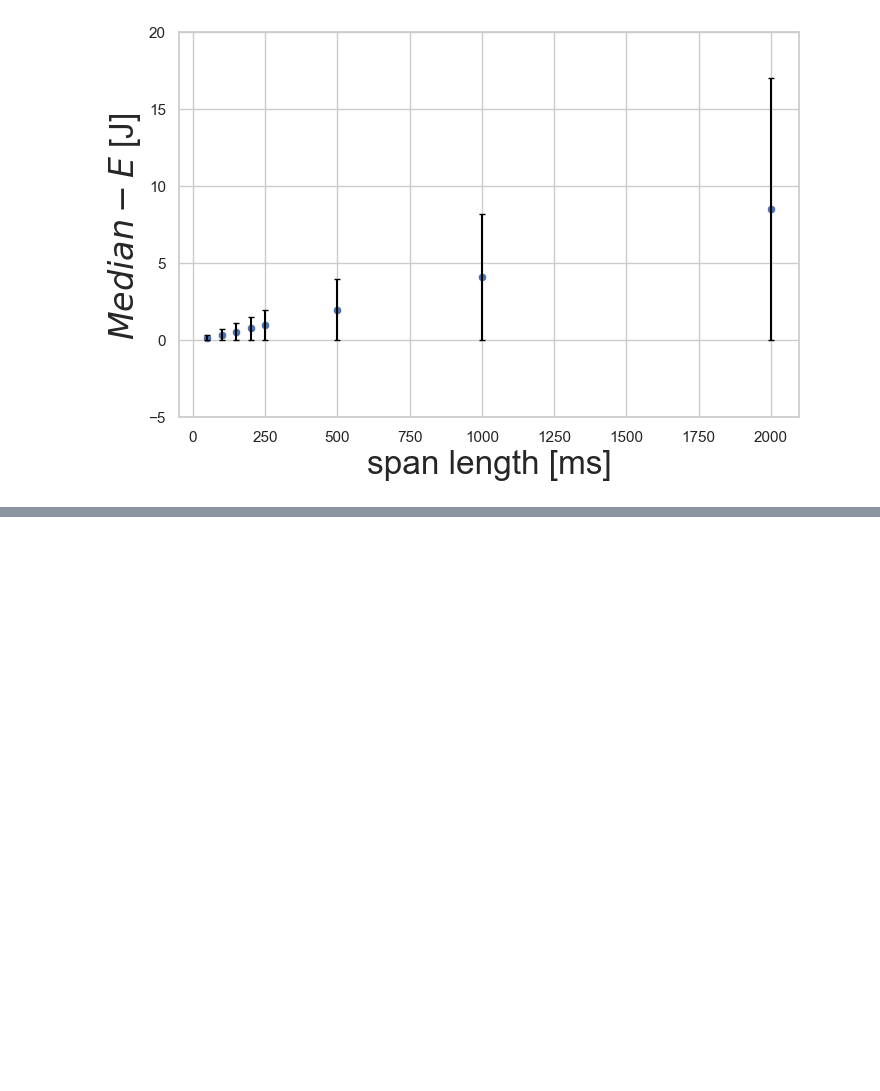
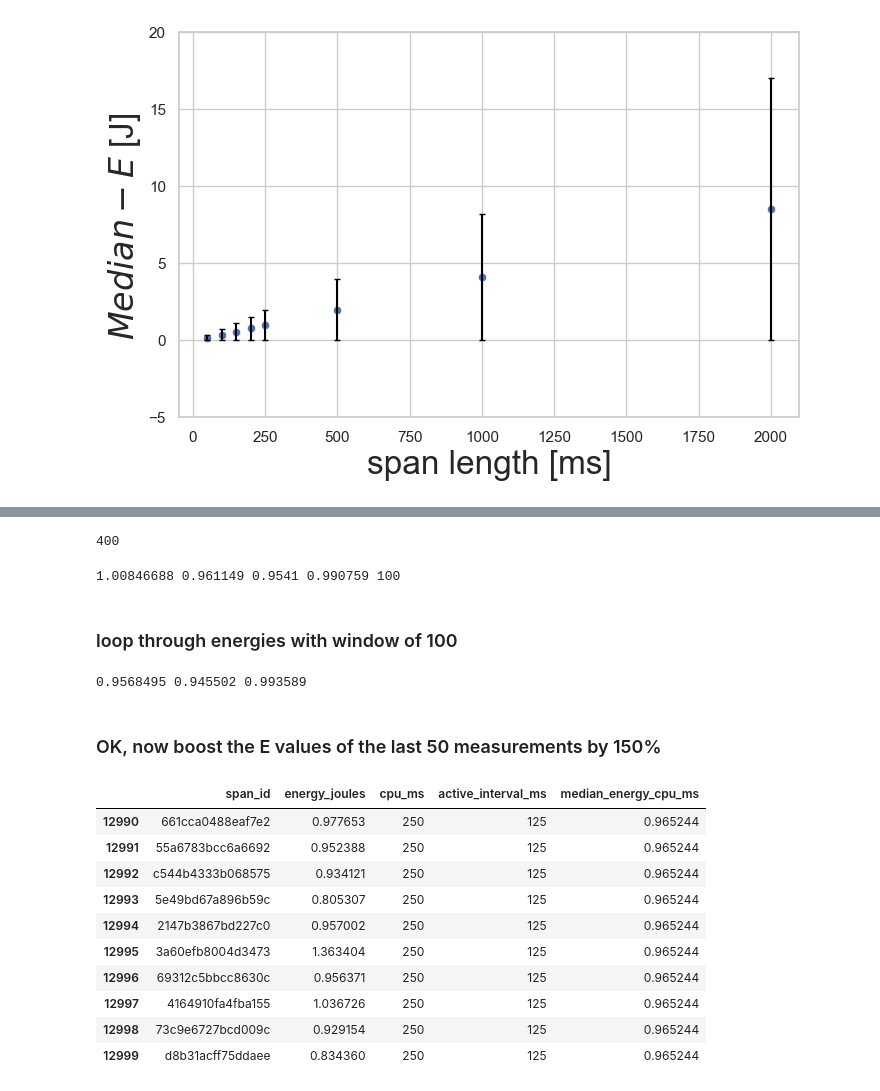
Before and after one commit to tedscott/SideProjects, a Jupyter notebook: E2EGHG/ReCalibrationTests.ipynb, the cells around one changed output, grey strips where cells are left out. Cells and saved outputs as stored; diff of their text form; code cells hidden in the pictures; blank space fills up the shorter version.

```diff
--- a/E2EGHG/ReCalibrationTests.ipynb
+++ b/E2EGHG/ReCalibrationTests.ipynb
@@ -219,0 +253,25 @@ df_median_dev_1000.head(10)
+# %%
+# window size parameter
+w = 100
+
+# number of spans in full dataset
+N = df_spans_250.shape[0]
+
+# Z score for 95% confidence
+z = 1.96
+
+N - w
+# %% [output]
+400
+# %%
+# gather first window stats and test function
+i = 0
+j = i + w
+
+test_spans = df_spans_250[i:j]
+cur_mean, cur_med, cur_low_ci, cur_up_ci = calc_median_and_ci(test_spans.energy_joules.values, z)
+print(cur_mean, cur_med, cur_low_ci, cur_up_ci, test_spans.shape[0])
+# %% [output]
+1.00846688 0.961149 0.9541 0.990759 100
+# %% [markdown]
+### loop through energies with window of 100
@@ -219,0 +293,24 @@ df_median_dev_1000.head(10)
+# %%
+print(cur_med, cur_low_ci, cur_up_ci)
+# %% [output]
+0.9568495 0.945502 0.993589
+# %% [markdown]
+### OK, now boost the E values of the last 50 measurements by 150%
+# %%
+# portion of data to boost
+chunk_n = 50
+
+df_boosted_250 = df_spans_250.copy()
+df_boosted_250.tail(10)
+# %% [output]
+|  | span_id | energy_joules | cpu_ms | active_interval_ms | median_energy_cpu_ms |
+| 12990 | 661cca0488eaf7e2 | 0.977653 | 250 | 125 | 0.965244 |
+| 12991 | 55a6783bcc6a6692 | 0.952388 | 250 | 125 | 0.965244 |
+| 12992 | c544b4333b068575 | 0.934121 | 250 | 125 | 0.965244 |
+| 12993 | 5e49bd67a896b59c | 0.805307 | 250 | 125 | 0.965244 |
+| 12994 | 2147b3867bd227c0 | 0.957002 | 250 | 125 | 0.965244 |
+| 12995 | 3a60efb8004d3473 | 1.363404 | 250 | 125 | 0.965244 |
+| 12996 | 69312c5bbcc8630c | 0.956371 | 250 | 125 | 0.965244 |
+| 12997 | 4164910fa4fba155 | 1.036726 | 250 | 125 | 0.965244 |
+| 12998 | 73c9e6727bcd009c | 0.929154 | 250 | 125 | 0.965244 |
+| 12999 | d8b31acff75ddaee | 0.834360 | 250 | 125 | 0.965244 |
```
Also changed, not shown: parts of 19 cells of this notebook, 1 other file.
